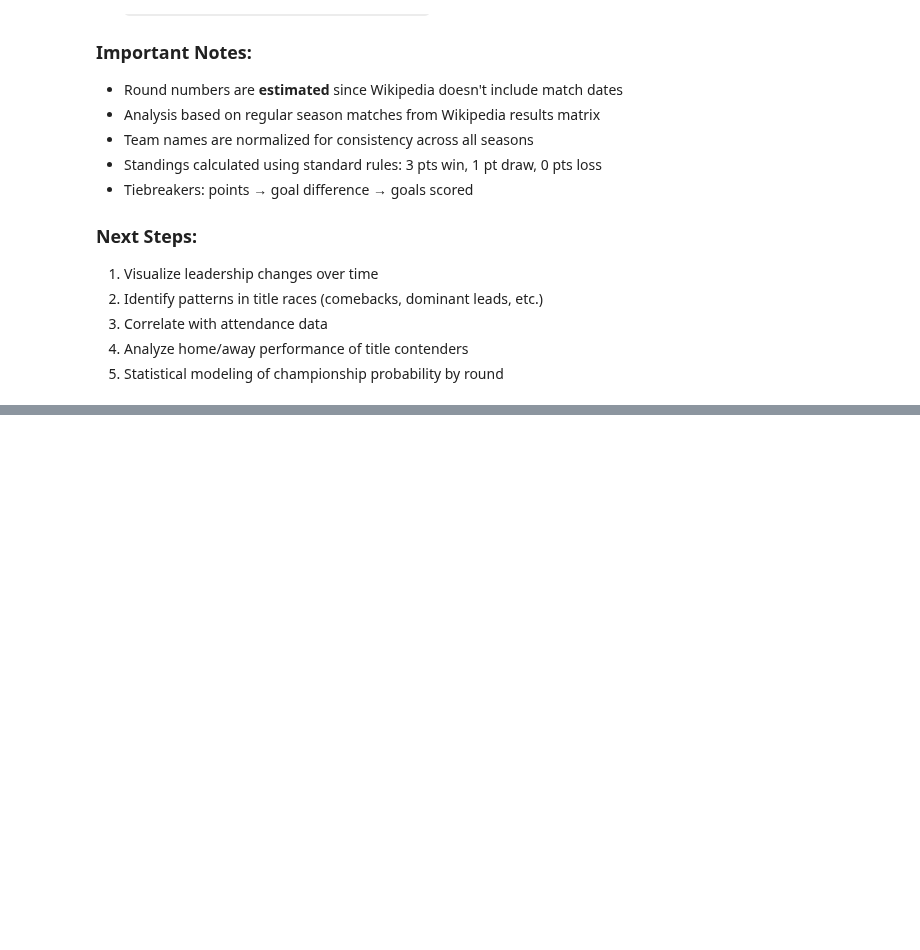
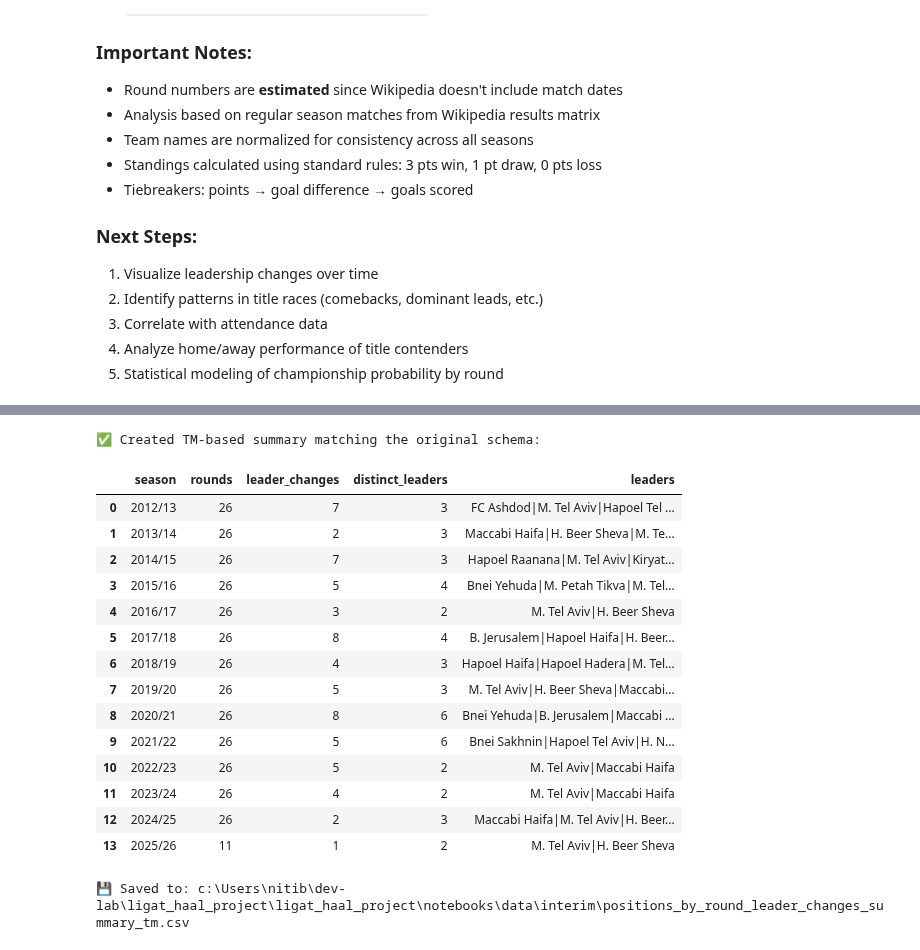
Before and after one commit to Nitaybenadmon123/ligat_haal_project, a Jupyter notebook: ligat_haal_project/notebooks/title_race/01_title_race_collection.ipynb, the cells around one changed output, grey strips where cells are left out. Cells and saved outputs as stored; diff of their text form; code cells hidden in the pictures; blank space fills up the shorter version.

```diff
--- a/ligat_haal_project/notebooks/title_race/01_title_race_collection.ipynb
+++ b/ligat_haal_project/notebooks/title_race/01_title_race_collection.ipynb
@@ -582,0 +1158,70 @@ This notebook analyzes the **title race** in Ligat Ha'al across all available se
+# %%
+# Build a TM-based table identical in shape to positions_by_round_leader_changes_summary
+import pandas as pd
+from pathlib import Path
+
+# Ensure we have per_round and summary; compute if missing
+try:
+    _ = per_round  # type: ignore[name-defined]
+    _ = summary    # type: ignore[name-defined]
+except NameError:
+    per_round, summary = build_title_race_tables(_default_matches_dir())
+
+if per_round is None or per_round.empty:
+    print("❌ per_round is empty; run the previous cell to build TM tables.")
+else:
+    rows = []
+    for season, df_season in per_round.groupby('season'):
+        df_season = df_season.sort_values('round')
+        leaders_seq = df_season['leader'].tolist()
+        # Ordered distinct leaders preserving first appearance order
+        ordered_distinct = []
+        seen = set()
+        for t in leaders_seq:
+            if t not in seen:
+                ordered_distinct.append(t)
+                seen.add(t)
+        leaders_str = '|'.join(ordered_distinct)
+        leader_changes = int(df_season['first_place_changed'].sum())
+        rows.append({
+            'season': season,
+            'rounds': int(df_season['round'].max()),
+            'leader_changes': leader_changes,
+            'distinct_leaders': len(ordered_distinct),
+            'leaders': leaders_str,
+        })
+
+    tm_summary_like = pd.DataFrame(rows)
+    # Sort seasons by start year
+    def _start_year(s: str) -> int:
+        try:
+            return int(s.split('/')[0])
+        except Exception:
+            return 0
+    tm_summary_like = tm_summary_like.sort_values(by='season', key=lambda s: s.map(_start_year)).reset_index(drop=True)
+
+    # Save next to the original-style file
+    out_path = INTERIM_DIR / 'positions_by_round_leader_changes_summary_tm.csv'
+    tm_summary_like.to_csv(out_path, index=False, encoding='utf-8-sig')
+
+    print('✅ Created TM-based summary matching the original schema:')
+    display(tm_summary_like)
+    print(f"\n💾 Saved to: {out_path}")
+# %% [output]
+✅ Created TM-based summary matching the original schema:
+|  | season | rounds | leader_changes | distinct_leaders | leaders |
+| 0 | 2012/13 | 26 | 7 | 3 | FC Ashdod|M. Tel Aviv|Hapoel Tel ... |
+| 1 | 2013/14 | 26 | 2 | 3 | Maccabi Haifa|H. Beer Sheva|M. Te... |
+| 2 | 2014/15 | 26 | 7 | 3 | Hapoel Raanana|M. Tel Aviv|Kiryat... |
+| 3 | 2015/16 | 26 | 5 | 4 | Bnei Yehuda|M. Petah Tikva|M. Tel... |
+| 4 | 2016/17 | 26 | 3 | 2 | M. Tel Aviv|H. Beer Sheva |
+| 5 | 2017/18 | 26 | 8 | 4 | B. Jerusalem|Hapoel Haifa|H. Beer... |
+| 6 | 2018/19 | 26 | 4 | 3 | Hapoel Haifa|Hapoel Hadera|M. Tel... |
+| 7 | 2019/20 | 26 | 5 | 3 | M. Tel Aviv|H. Beer Sheva|Maccabi... |
+| 8 | 2020/21 | 26 | 8 | 6 | Bnei Yehuda|B. Jerusalem|Maccabi ... |
+| 9 | 2021/22 | 26 | 5 | 6 | Bnei Sakhnin|Hapoel Tel Aviv|H. N... |
+| 10 | 2022/23 | 26 | 5 | 2 | M. Tel Aviv|Maccabi Haifa |
+| 11 | 2023/24 | 26 | 4 | 2 | M. Tel Aviv|Maccabi Haifa |
+| 12 | 2024/25 | 26 | 2 | 3 | Maccabi Haifa|M. Tel Aviv|H. Beer... |
+| 13 | 2025/26 | 11 | 1 | 2 | M. Tel Aviv|H. Beer Sheva |
+💾 Saved to: c:\Users\nitib\dev-lab\ligat_haal_project\ligat_haal_project\notebooks\data\interim\positions_by_round_leader_changes_summary_tm.csv
```
Also changed, not shown: parts of 10 cells of this notebook, 14 other files.
